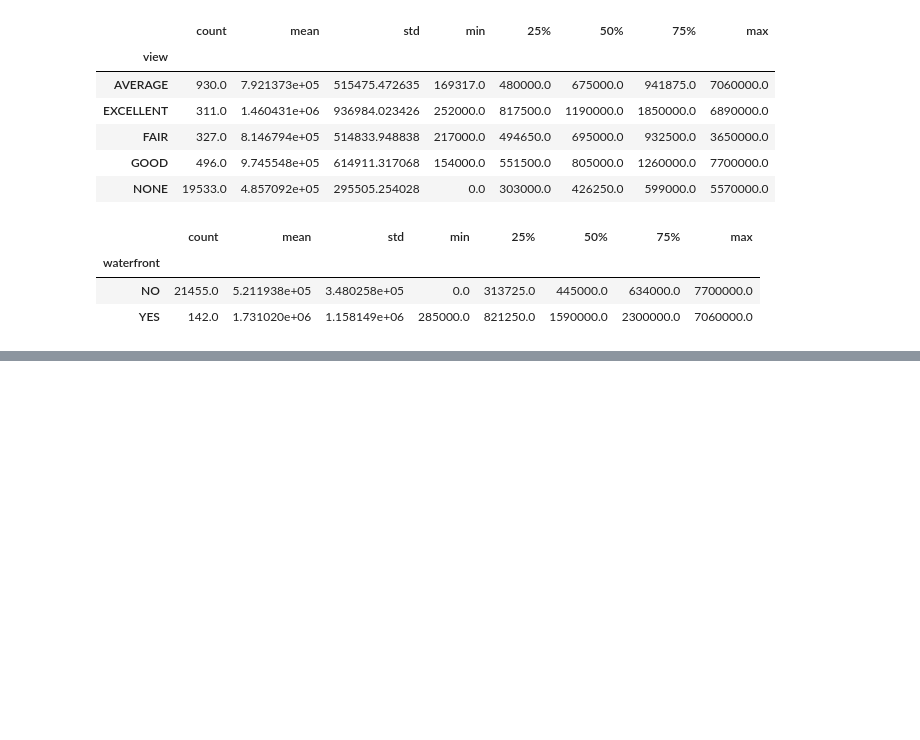
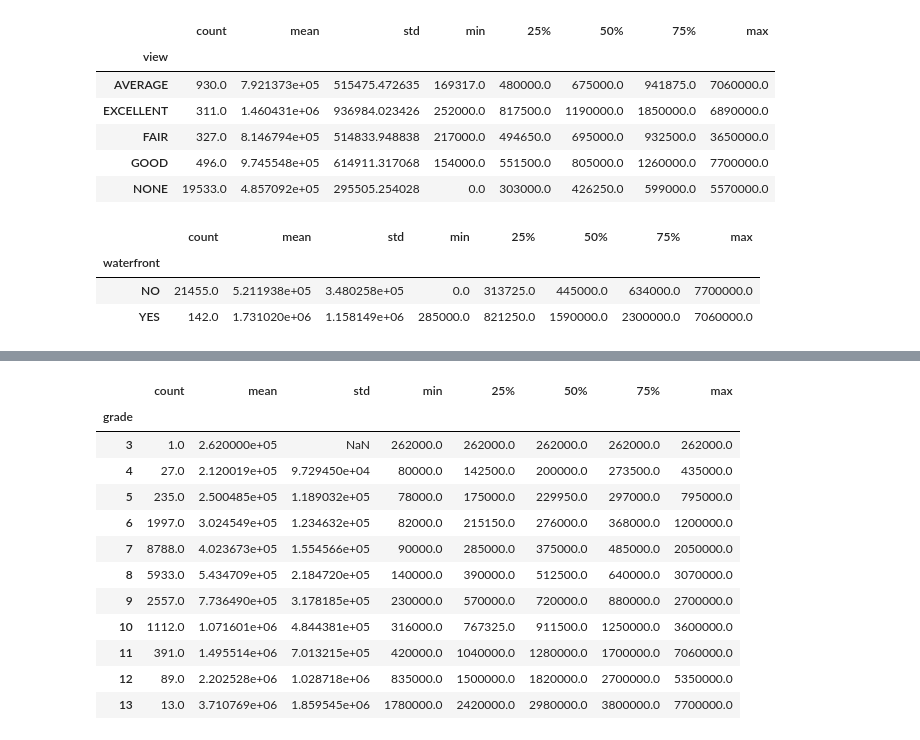
Before and after one commit to smashley-eakland/phase-2-project, a Jupyter notebook: GroupU_Project.ipynb, the cells around one changed output, grey strips where cells are left out. Drawn from its saved outputs; the diff is of its cells as text; code cells hidden in the pictures; blank space fills up the shorter version.

```diff
--- a/GroupU_Project.ipynb
+++ b/GroupU_Project.ipynb
@@ -642,0 +653,6 @@ zipcode_df.groupby('condition')['price'].describe()
+# %%
+zipcode_df['condition'].replace(to_replace="Average", value=3, inplace=True)
+# %%
+zipcode_df['condition'].replace(to_replace="Good", value=4, inplace=True)
+# %%
+zipcode_df['condition'].replace(to_replace="Very Good", value=5, inplace=True)
@@ -642,0 +679,28 @@ zipcode_df.groupby('condition')['price'].describe()
+# %%
+zipcode_df['grade'].replace(to_replace="3 Poor", value=3, inplace=True)
+zipcode_df['grade'].replace(to_replace="4 Low", value=4, inplace=True)
+zipcode_df['grade'].replace(to_replace="5 Fair", value=5, inplace=True)
+zipcode_df['grade'].replace(to_replace="6 Low Average", value=6, inplace=True)
+zipcode_df['grade'].replace(to_replace="7 Average", value=7, inplace=True)
+zipcode_df['grade'].replace(to_replace="8 Good", value=8, inplace=True)
+zipcode_df['grade'].replace(to_replace="9 Better", value=9, inplace=True)
+zipcode_df['grade'].replace(to_replace="10 Very Good", value=10, inplace=True)
+zipcode_df['grade'].replace(to_replace="11 Excellent", value=11, inplace=True)
+zipcode_df['grade'].replace(to_replace="12 Luxury", value=12, inplace=True)
+zipcode_df['grade'].replace(to_replace="13 Mansion", value=13, inplace=True)
+# %%
+zipcode_df.groupby('grade')['price'].describe()
+# %% [output]
+|  | count | mean | std | min | 25% | 50% | 75% | max |
+| grade |  |  |  |  |  |  |  |  |
+| 3 | 1.0 | 2.620000e+05 | NaN | 262000.0 | 262000.0 | 262000.0 | 262000.0 | 262000.0 |
+| 4 | 27.0 | 2.120019e+05 | 9.729450e+04 | 80000.0 | 142500.0 | 200000.0 | 273500.0 | 435000.0 |
+| 5 | 235.0 | 2.500485e+05 | 1.189032e+05 | 78000.0 | 175000.0 | 229950.0 | 297000.0 | 795000.0 |
+| 6 | 1997.0 | 3.024549e+05 | 1.234632e+05 | 82000.0 | 215150.0 | 276000.0 | 368000.0 | 1200000.0 |
+| 7 | 8788.0 | 4.023673e+05 | 1.554566e+05 | 90000.0 | 285000.0 | 375000.0 | 485000.0 | 2050000.0 |
+| 8 | 5933.0 | 5.434709e+05 | 2.184720e+05 | 140000.0 | 390000.0 | 512500.0 | 640000.0 | 3070000.0 |
+| 9 | 2557.0 | 7.736490e+05 | 3.178185e+05 | 230000.0 | 570000.0 | 720000.0 | 880000.0 | 2700000.0 |
+| 10 | 1112.0 | 1.071601e+06 | 4.844381e+05 | 316000.0 | 767325.0 | 911500.0 | 1250000.0 | 3600000.0 |
+| 11 | 391.0 | 1.495514e+06 | 7.013215e+05 | 420000.0 | 1040000.0 | 1280000.0 | 1700000.0 | 7060000.0 |
+| 12 | 89.0 | 2.202528e+06 | 1.028718e+06 | 835000.0 | 1500000.0 | 1820000.0 | 2700000.0 | 5350000.0 |
+| 13 | 13.0 | 3.710769e+06 | 1.859545e+06 | 1780000.0 | 2420000.0 | 2980000.0 | 3800000.0 | 7700000.0 |
```
Also changed, not shown: parts of 14 cells of this notebook.
